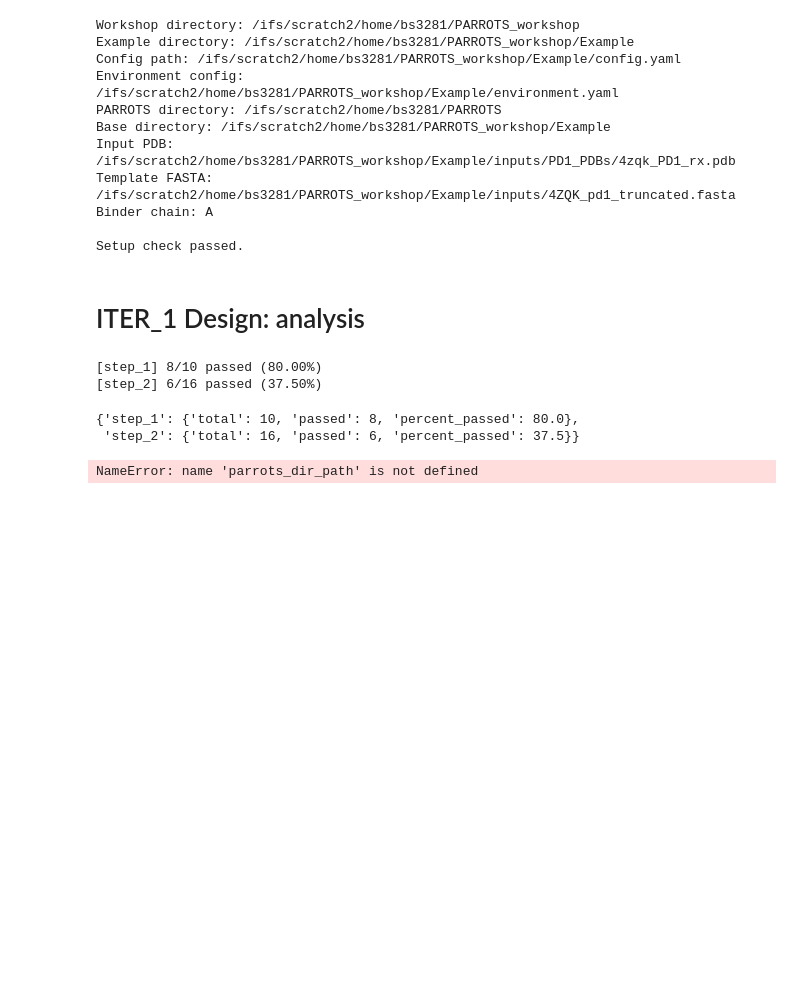
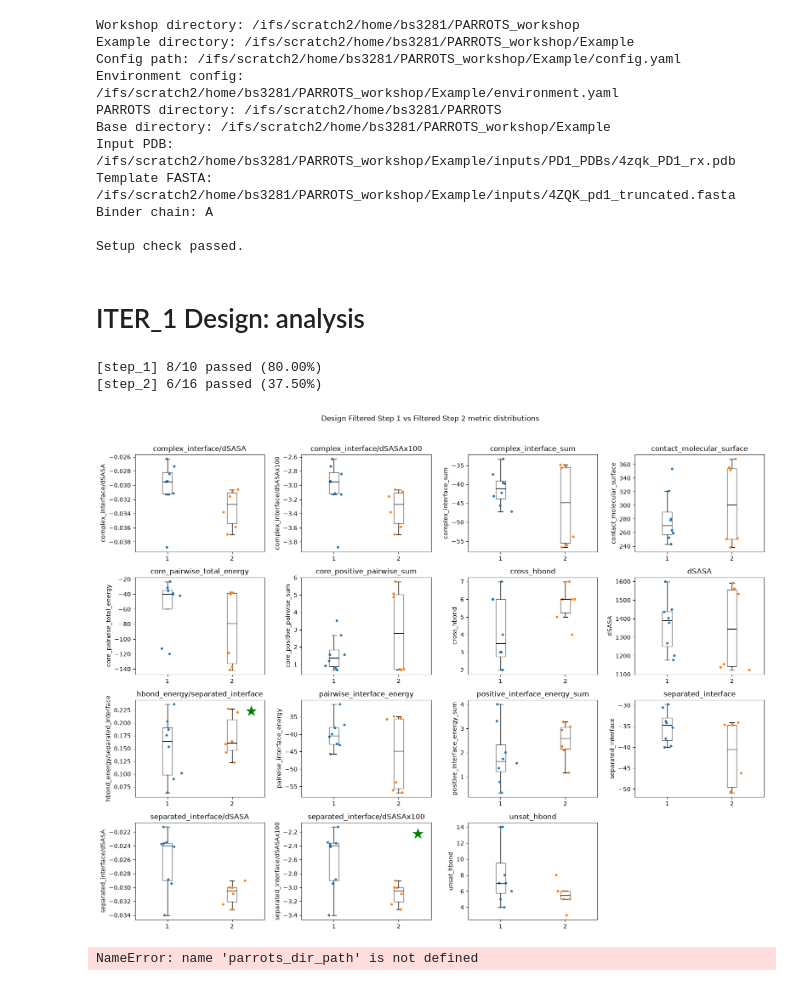
Before and after one commit to SundbergBelen/PARROTS_workshop, a Jupyter notebook: Notebooks/01_PARROTS_walkthrough.ipynb, the cells around one changed output. Saved outputs shown, nothing was run; the diff lists cells and outputs as text; code cells hidden in the pictures; blank space fills up the shorter version.

Commit message:
maybe final version for workshop

```diff
--- a/Notebooks/01_PARROTS_walkthrough.ipynb
+++ b/Notebooks/01_PARROTS_walkthrough.ipynb
@@ -74,20 +74,24 @@ Binder chain: A
 Setup check passed.
 # %% [markdown]
 # ITER_1 Design: analysis
+# %%
+Design_output_dir = "/ifs/scratch2/home/bs3281/PARROTS_workshop/TEST_BS/ITER_1/Design_output"
 # %%
 import sys
 sys.path.insert(0, str(PARROTS_DIR))
 
 from PARROTS_Analysis.parrots_plots import calculate_design_pass_rates
 
-calculate_design_pass_rates(
-    "/ifs/scratch2/home/bs3281/PARROTS_workshop/TEST_BS/ITER_1/Design_output"
-)
+percent_pass = calculate_design_pass_rates(Design_output_dir)
 # %% [output]
 [step_1] 8/10 passed (80.00%)
 [step_2] 6/16 passed (37.50%)
-{'step_1': {'total': 10, 'passed': 8, 'percent_passed': 80.0},
- 'step_2': {'total': 16, 'passed': 6, 'percent_passed': 37.5}}
+# %%
+from PARROTS_Analysis.parrots_plots import plot_step1_vs_step2_metric_boxplots
+
+fig, axes = plot_step1_vs_step2_metric_boxplots(Design_output_dir)
+# %% [output]
+[figure, added]
 # %%
 import sys
 
```
Also changed, not shown: parts of 3 cells of this notebook, 2 other files.
